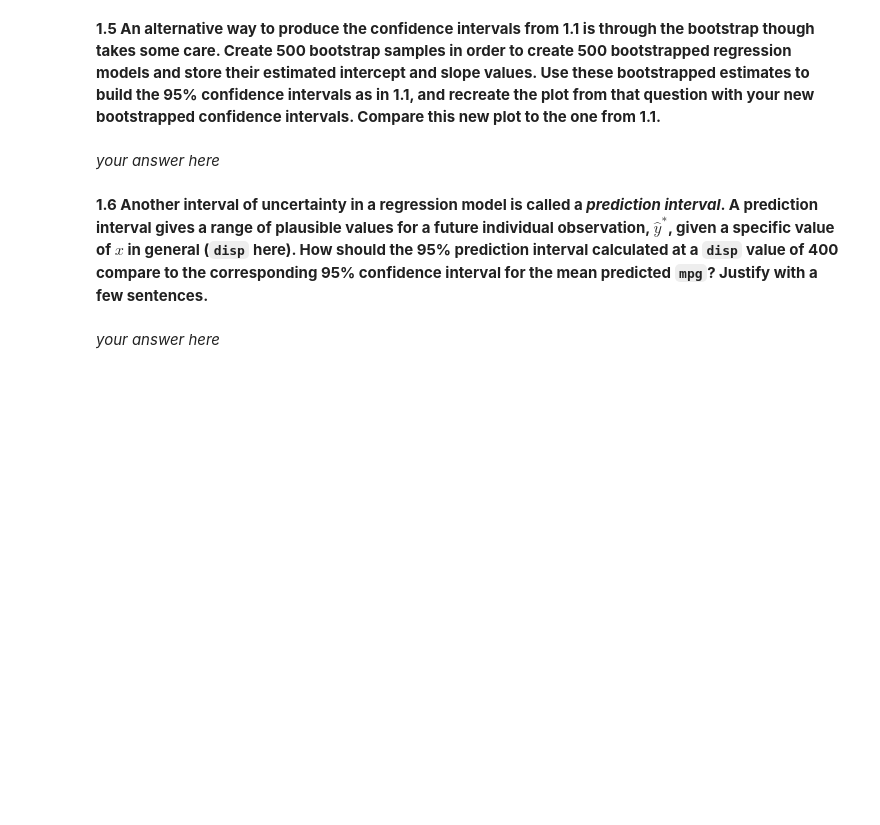
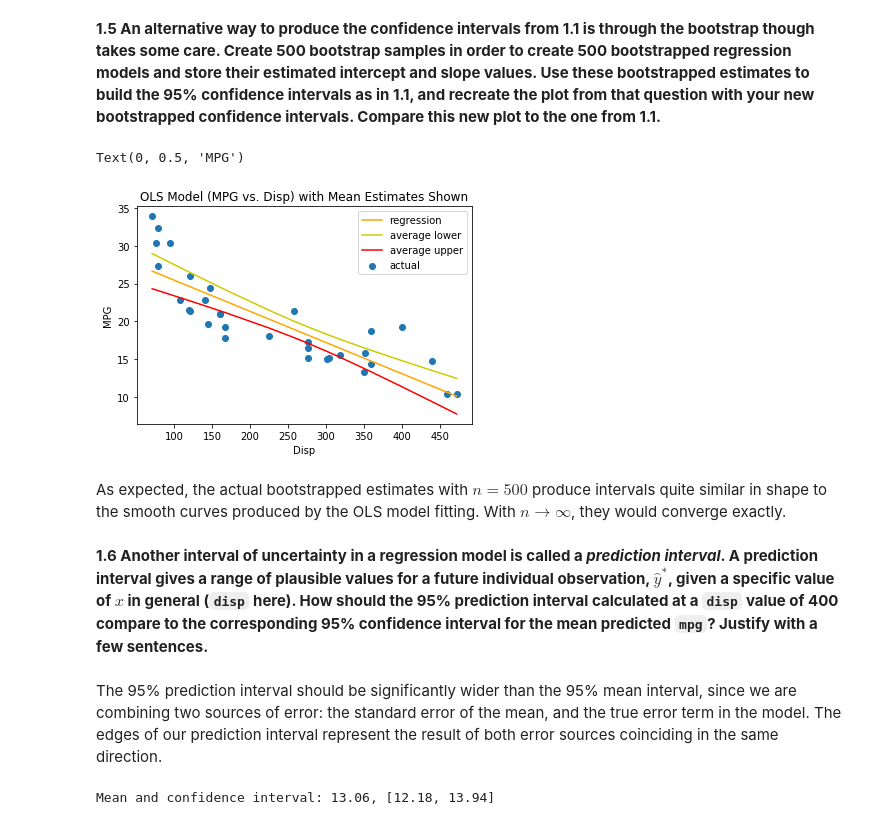
Before and after one commit to katiegrosch/2019-CS109A, a Jupyter notebook: content/homeworks/cs109a_hw2_209/ac209a_hw2/ac209a_hw2.ipynb, the cells around one changed output. Drawn from its saved outputs; the diff is of its cells as text; code cells hidden in the pictures; blank space fills up the shorter version.

```diff
--- a/content/homeworks/cs109a_hw2_209/ac209a_hw2/ac209a_hw2.ipynb
+++ b/content/homeworks/cs109a_hw2_209/ac209a_hw2/ac209a_hw2.ipynb
@@ -125,6 +146,44 @@ X = sm.add_constant(X)
-# %% [markdown]
-*your answer here*
+# %%
+n = 500
+slopes, intercepts = [], []
+for i in range(n):
+    sample = df.sample(frac=1.0, replace=True)
+    model = OLS(sample['mpg'], sm.add_constant(sample['disp']))
+    results = model.fit()
+    slopes.append(results.params['disp'])
+    intercepts.append(results.params['const'])
+
+y_mean, y_upper, y_lower = [], [], []
+z_score = 1.96
+for loc in range(len(X)):
+    row = X.iloc[loc]
+    means = [row['const'] * intercepts[i] + row['disp'] * slopes[i] for i in range(n)]
+    point_mean, point_std = np.mean(means), np.std(means)
+    y_mean.append(point_mean)
+    y_upper.append(point_mean + z_score * point_std)
+    y_lower.append(point_mean - z_score * point_std)
+
+plt.scatter(X['disp'].values, y)
+plt.plot(X['disp'], y_mean, color='orange')
+plt.plot(X['disp'], y_upper, color='#cccc00')
+plt.plot(X['disp'], y_lower, color='red')
+plt.legend(['regression', 'average lower', 'average upper', 'actual'])
+plt.title('OLS Model (MPG vs. Disp) with Mean Estimates Shown')
+plt.xlabel('Disp')
+plt.ylabel('MPG')
+# %% [output]
+Text(0, 0.5, 'MPG')
+[figure, added]
+# %% [markdown]
+As expected, the actual bootstrapped estimates with $n=500$ produce intervals quite similar in shape to the smooth curves produced by the OLS model fitting. With $n\rightarrow\infty$, they would converge exactly.
 # %% [markdown]
 **1.6 Another interval of uncertainty in a regression model is called a *prediction interval*.  A prediction interval gives a range of plausible values for a future individual observation, $\hat{y}^*$, given a specific value of $x$ in general (`disp` here).  How should the 95\% prediction interval calculated at a `disp` value of 400 compare to the corresponding 95\% confidence interval for the mean predicted `mpg`?  Justify with a few sentences.**
-# %% [markdown]
-*your answer here*
+# %% [markdown]
+The 95% prediction interval should be significantly wider than the 95% mean interval, since we are combining two sources of error: the standard error of the mean, and the true error term in the model. The edges of our prediction interval represent the result of both error sources coinciding in the same direction.
+# %%
+means = [1 * intercepts[i] + 400 * slopes[i] for i in range(n)]
+point_mean, point_std = np.mean(means), np.std(means)
+print("Mean and confidence interval: %.2f, [%.2f, %.2f]" %
+      (point_mean, point_mean - point_std, point_mean + point_std))
+# %% [output]
+Mean and confidence interval: 13.06, [12.18, 13.94]
```
Also changed, not shown: parts of 12 cells of this notebook, 1 other file.
